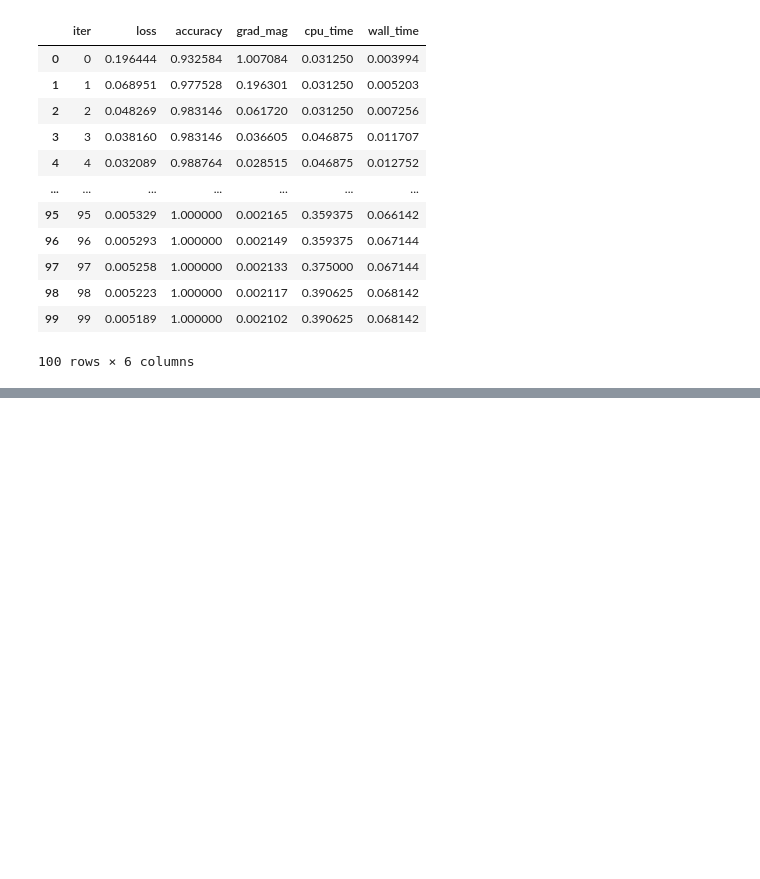
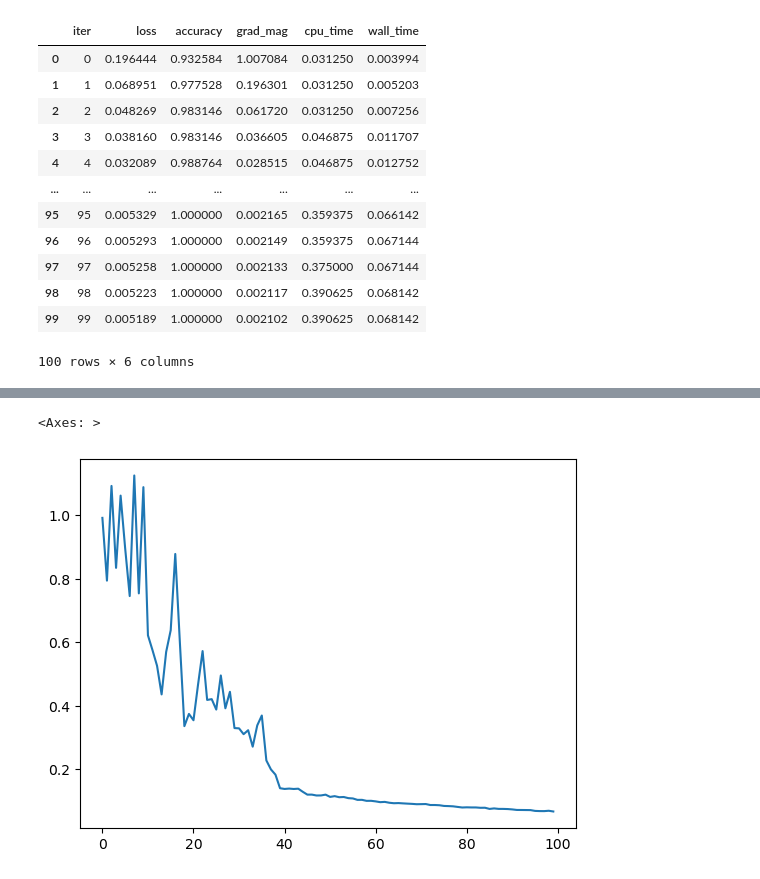
Before and after one commit to Aiecco/BCGD-methods, a Jupyter notebook: HW scratch.ipynb, the cells around one changed output, grey strips where cells are left out. Saved outputs shown, nothing was run; the diff lists cells and outputs as text; code cells hidden in the pictures; blank space fills up the shorter version.

```diff
--- a/HW scratch.ipynb
+++ b/HW scratch.ipynb
@@ -486,0 +585,5 @@ loss(A, b_onehot, X0)
+# %%
+digits_bcgd_gs_df['L2_g_ik'].plot()
+# %% [output]
+<Axes: >
+[figure, added]
```
Also changed, not shown: parts of 22 cells of this notebook, 1 other file.
